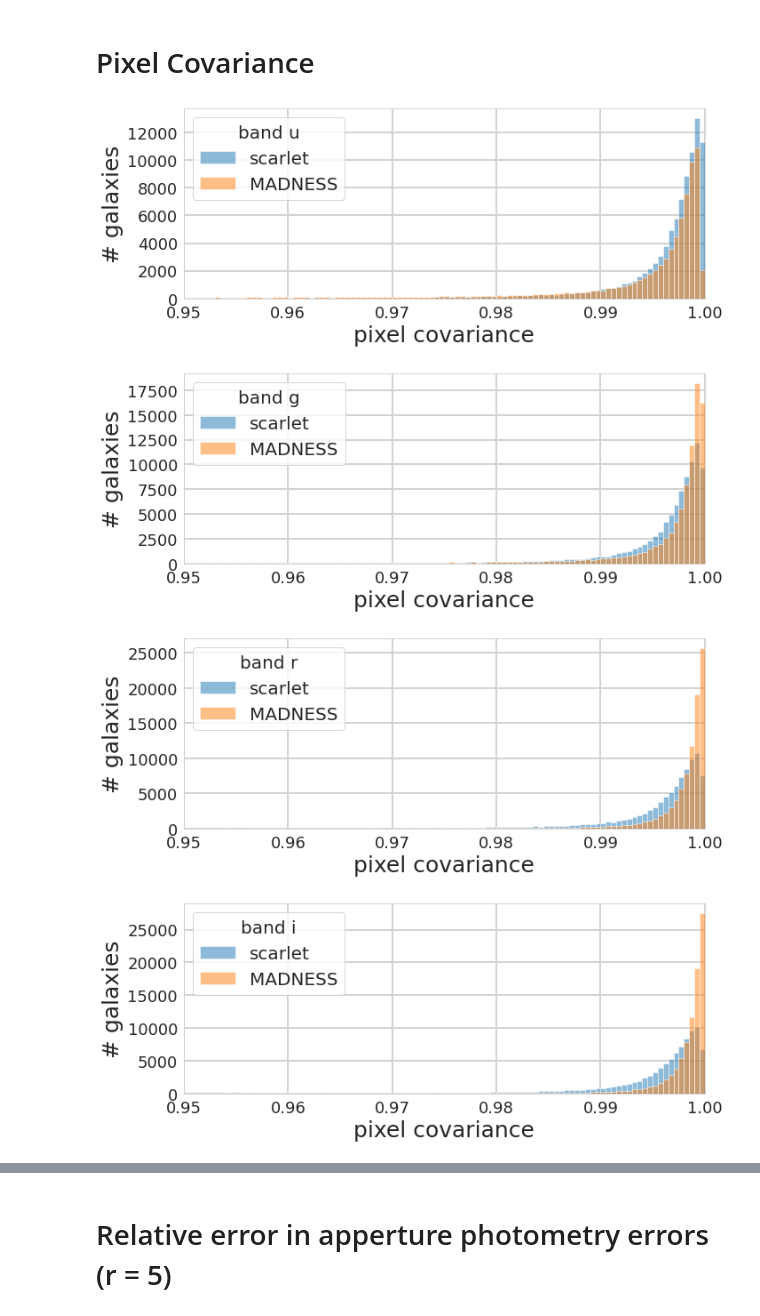
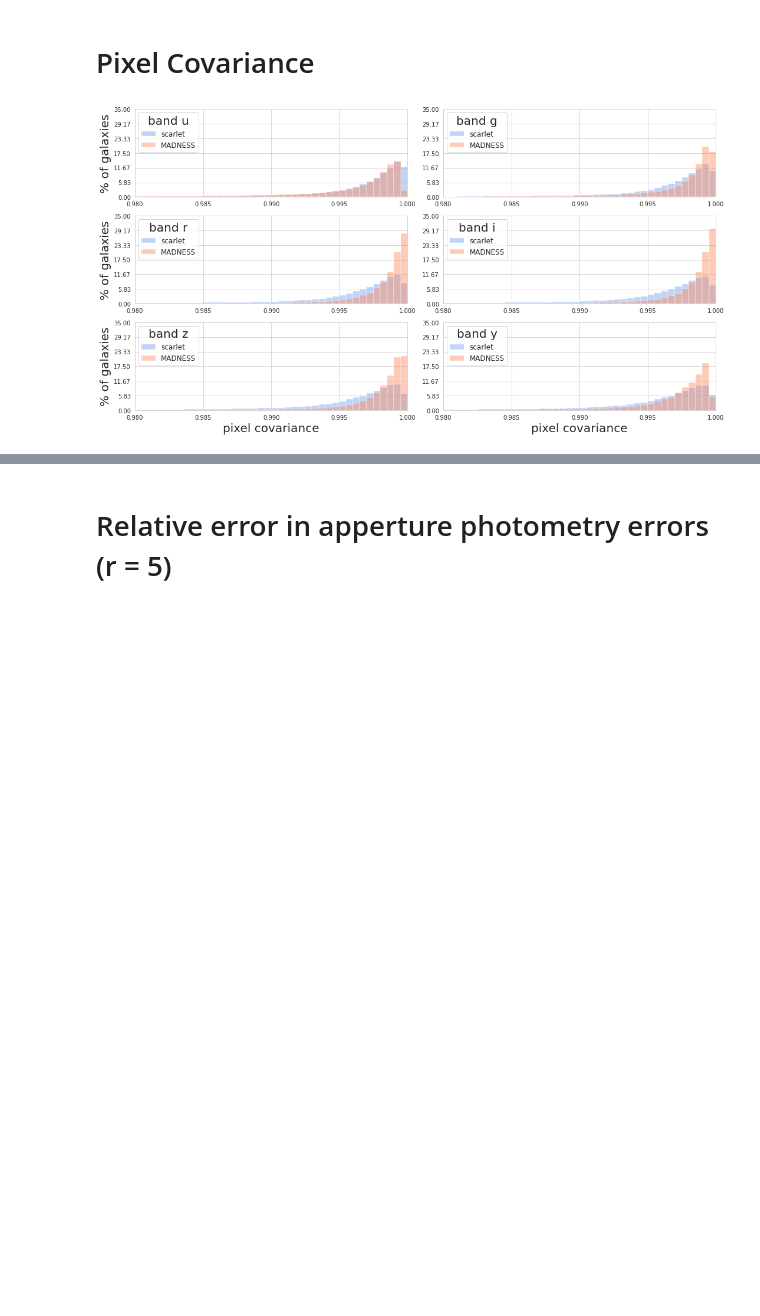
Before and after one commit to b-biswas/MADNESS-legacy, a Jupyter notebook: notebooks/compare_results_high_density.ipynb, the cells around one changed output, grey strips where cells are left out. Drawn from its saved outputs; the diff is of its cells as text; code cells hidden in the pictures; blank space fills up the shorter version.

Commit message:
adding color plots

```diff
--- a/notebooks/compare_results_high_density.ipynb
+++ b/notebooks/compare_results_high_density.ipynb
@@ -44,35 +44,42 @@ scarlet_results = pd.concat(scarlet_results)
 actual_photometry = pd.concat(actual_photometry)
 blended_photometry = pd.concat(blended_photometry)
 # %%
-# mask=madness_results["r_contamination"].values<5
-# madness_results=madness_results[mask]
-# scarlet_results=scarlet_results[mask]
-# actual_photometry=actual_photometry[mask]
-# blended_photometry=blended_photometry[mask]
+mask=madness_results["r_contamination"].values<5
+madness_results=madness_results[mask]
+scarlet_results=scarlet_results[mask]
+actual_photometry=actual_photometry[mask]
+blended_photometry=blended_photometry[mask]
 # %% [markdown]
 # Pixel Covariance
 # %%
+sns.set_style("whitegrid")
+fig, axs = plt.subplots(3, 2, figsize=(15,8))
 bins = np.arange(0.95, 1, 0.0005)
 for band_number, band in enumerate(['u', 'g', 'r', 'i', 'z', 'y']):
-    plt.figure(figsize=(10, 4))
+    #print(band_number)
     cov_band = band
-    sns.set_style("whitegrid")
-    plt.hist(scarlet_results[cov_band + '_covariance'], bins=bins, alpha=0.5, label="scarlet")
-    plt.hist(madness_results[cov_band + '_covariance'], bins=bins, alpha=0.5, label="MADNESS")
-    plt.legend()
-    plt.xlim([0.95, 1])
-    plt.xticks(fontsize=18)
-    plt.yticks(fontsize=18)
-    plt.xlabel("pixel covariance", fontsize=25)
-    plt.ylabel("# galaxies", fontsize=25)
-    plt.legend(fontsize=20, title="band " + band, loc="upper left", title_fontsize=20)
-    ax = plt.gca()
-    ax.grid(color='lightgray', linestyle='-', linewidth=2)
-    plt.tight_layout()
-    plt.savefig(result_dir_path + "/cov_res_"+band)
-    plt.show()
+    ax = axs[int(band_number/2), band_number%2]
+    sns.histplot(x=scarlet_results[cov_band + '_covariance'].values, ax=ax,bins=bins, alpha=0.4, label="scarlet", stat='percent', color="cornflowerblue")
+    sns.histplot(x=madness_results[cov_band + '_covariance'].values, ax=ax,bins=bins, alpha=0.4, label="MADNESS", stat='percent', color="coral")
+    ax.legend()
+    ax.set_xlim([0.98, 1])
+    ax.set_xticks(np.linspace(.98,1.0,5,endpoint=True), fontsize=20)
+    ax.set_yticks(np.linspace(0,35,7), fontsize=20)
+    #axs[band_number].set_xlabel("pixel covariance", fontsize=20)
+    if band_number % 2 ==0:
+        ax.set_ylabel("% of galaxies", fontsize=20)
+    else:
+        ax.set_ylabel("")
+    # ax.set_ylabel("% of galaxies", fontsize=20)
+    ax.legend(fontsize=12, title="band " + band, loc="upper left", title_fontsize=20)
+    #ax = plt.gca()
+    #axs[band_number].tight_layout()
+    #axs[band_num].grid(color='lightgray', linestyle='-', linewidth=2)
+    if int(band_number/2) == 2:
+        ax.set_xlabel("pixel covariance", fontsize=20)
+plt.tight_layout()
+plt.savefig("results/" + density_level + "_density/" + density_level + "_density_cov_res.png")
+plt.savefig("results/" + density_level + "_density/" + density_level + "_density_cov_res.pdf")
+plt.show()
 # %% [output]
-[figure, old version]
+[figure, new version]
-[figure, removed]
-[figure, removed]
-[figure, removed]
```
Also changed, not shown: parts of 34 cells of this notebook.
